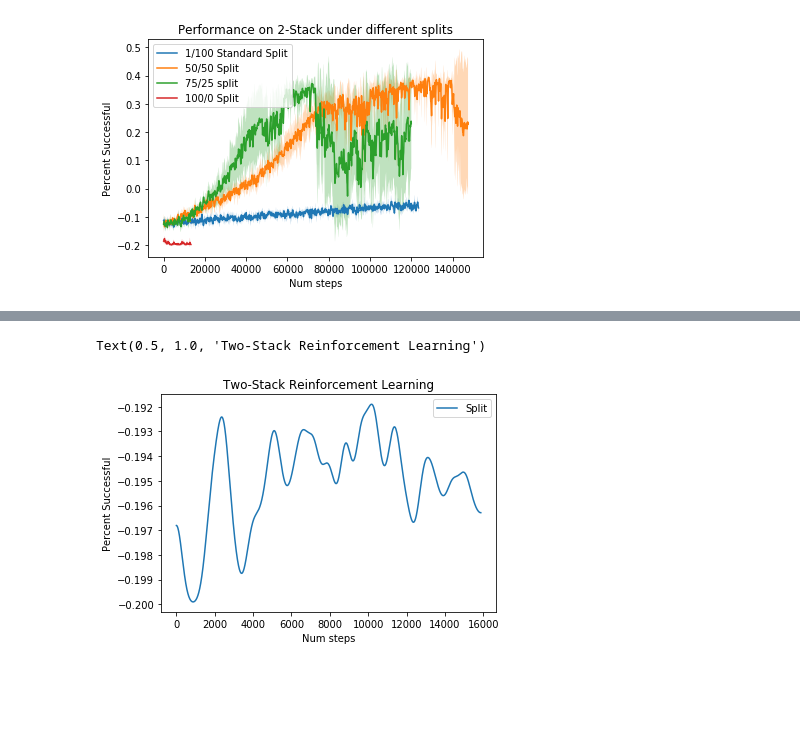
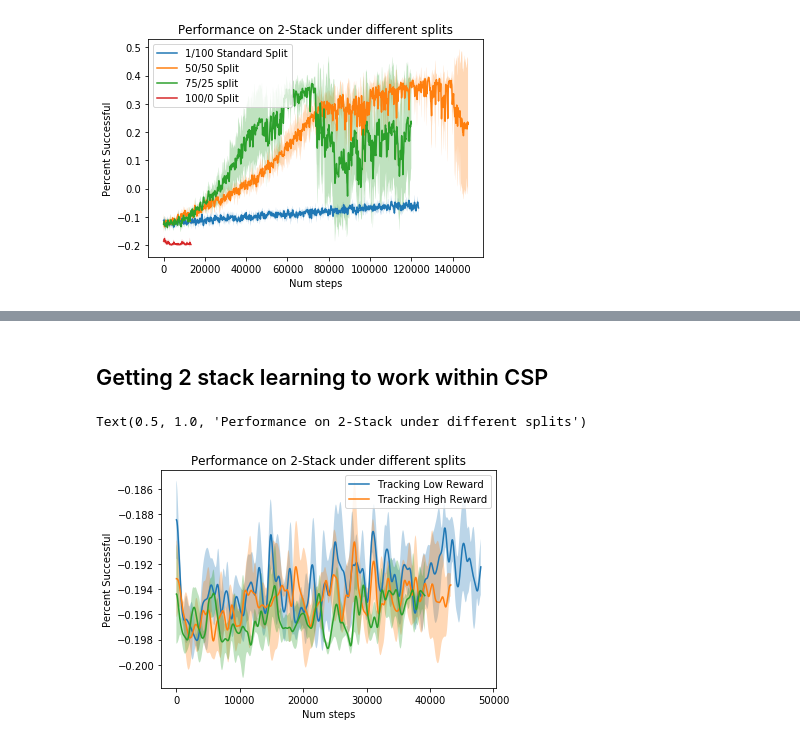
Before and after one commit to neuroailab/CuriousSamplePlanner, a Jupyter notebook: policy_learning/Policy Learning Results.ipynb, the cells around one changed output, grey strips where cells are left out. Cells and saved outputs as stored; diff of their text form; code cells hidden in the pictures; blank space fills up the shorter version.

```diff
--- a/policy_learning/Policy Learning Results.ipynb
+++ b/policy_learning/Policy Learning Results.ipynb
@@ -109,10 +99,17 @@ Text(0.5, 1.0, 'Two-Stack Reinforcement Learning')
-# %%
-rewards = plot_group_rewards(["test"])
-
-plt.xlabel("Num steps")
-plt.ylabel("Percent Successful")
-plt.legend(["Split"])
-plt.title("Two-Stack Reinforcement Learning")
-# %% [output]
-Text(0.5, 1.0, 'Two-Stack Reinforcement Learning')
-[figure, removed]
+# %% [markdown]
+## Getting 2 stack learning to work within CSP
+# %%
+# rewards = plot_group_rewards(["csp_2stack1", "csp_2stack2", "csp_2stack3", "csp_2stack4"])
+# rewards = plot_group_rewards(["single1", "single2", "single3", "single4"])
+# rewards = plot_group_rewards(["2stack_1", "2stack_2", "2stack_3", "2stack_4"])
+rewards = plot_group_rewards(["pnoise1", "pnoise2", "pnoise3", "pnoise4"])
+rewards = plot_group_rewards(["high_reward_1", "high_reward_2", "high_reward_3", "high_reward_4"])
+rewards = plot_group_rewards(["massive1", "massive2", "massive3", "massive4"])
+
+plt.xlabel("Num steps")
+plt.ylabel("Percent Successful")
+plt.legend(["Tracking Low Reward", "Tracking High Reward"])
+plt.title("Performance on 2-Stack under different splits")
+# %% [output]
+Text(0.5, 1.0, 'Performance on 2-Stack under different splits')
+[figure, added]
```
Also changed, not shown: parts of 1 cell of this notebook, 6 other files.
